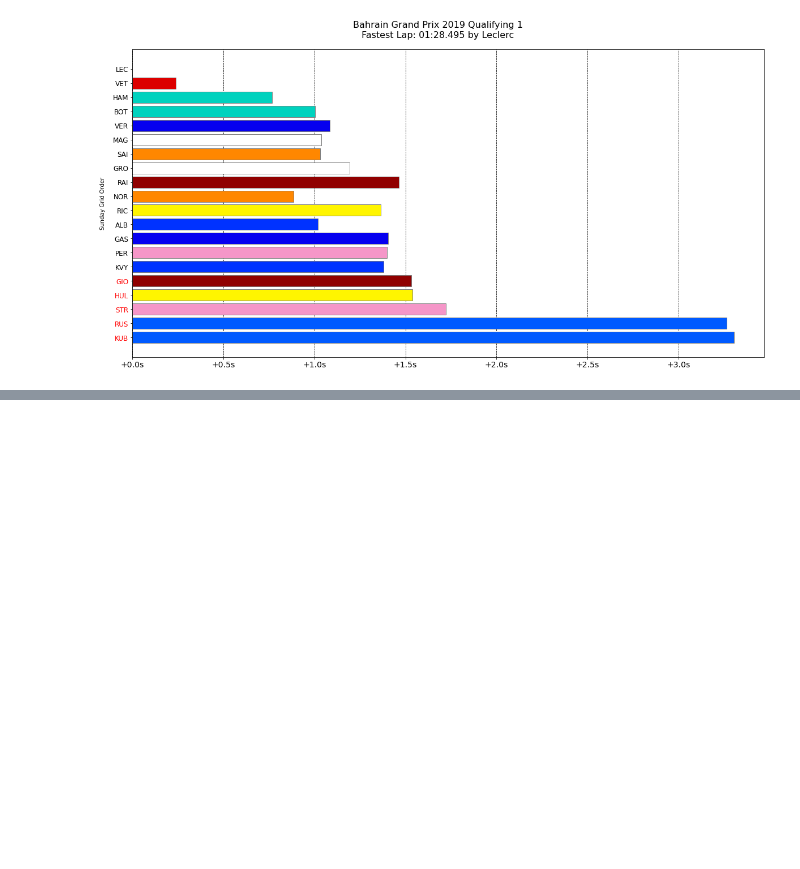
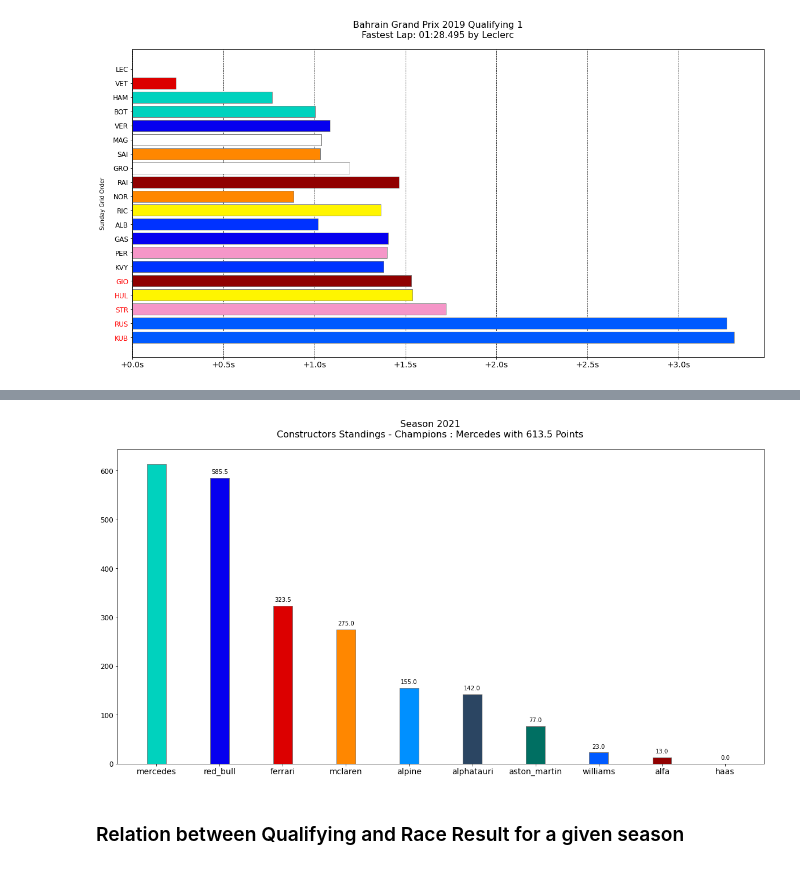
Before and after one commit to benptr/F1_ML_Prediction, a Jupyter notebook: ProjetF1_notebook/Visual analysis.ipynb, the cells around one changed output, grey strips where cells are left out. Saved outputs shown, nothing was run; the diff lists cells and outputs as text; code cells hidden in the pictures; blank space fills up the shorter version.

```diff
--- a/ProjetF1_notebook/Visual analysis.ipynb
+++ b/ProjetF1_notebook/Visual analysis.ipynb
@@ -294,0 +402,6 @@ code           status
+# %%
+SeasonRankings(2021, True)
+# %% [output]
+[figure, added]
+# %% [markdown]
+### Relation between Qualifying and Race Result for a given season
```
Also changed, not shown: parts of 18 cells of this notebook.
